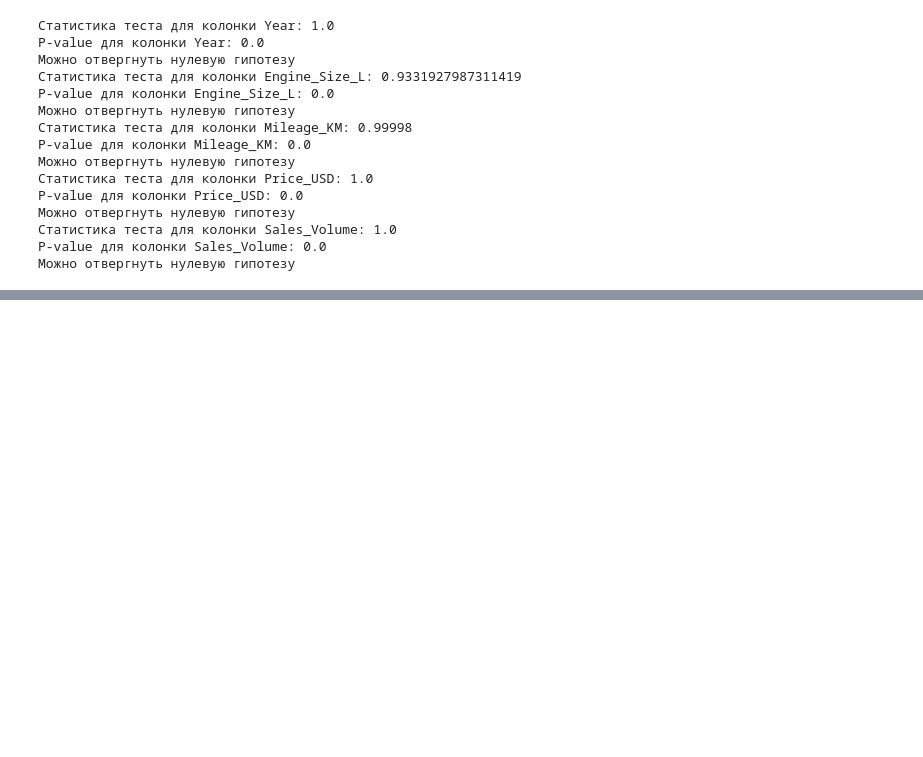
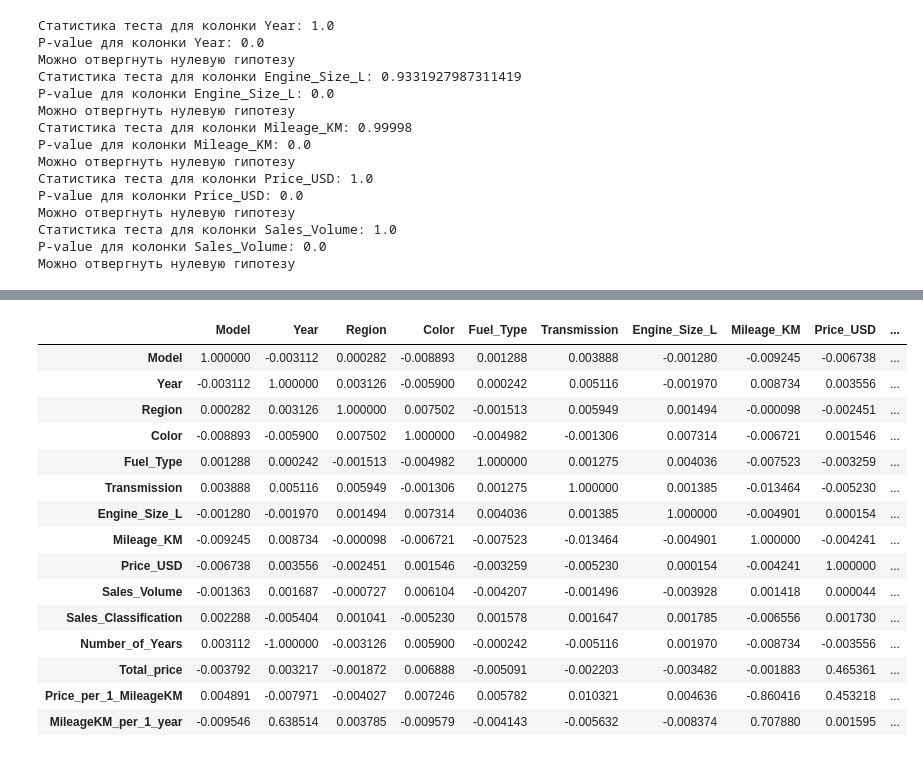
Before and after one commit to winner-nikita27/BMW, a Jupyter notebook: BMW.ipynb, the cells around one changed output, grey strips where cells are left out. Drawn from its saved outputs; the diff is of its cells as text; code cells hidden in the pictures; blank space fills up the shorter version.

```diff
--- a/BMW.ipynb
+++ b/BMW.ipynb
@@ -128,0 +268,19 @@ ValueError: could not convert string to float: 'Manual'
+# %%
+df.corr(method='spearman')
+# %% [output]
+|  | Model | Year | Region | Color | Fuel_Type | Transmission | Engine_Size_L | Mileage_KM | Price_USD | ... |
+| Model | 1.000000 | -0.003112 | 0.000282 | -0.008893 | 0.001288 | 0.003888 | -0.001280 | -0.009245 | -0.006738 | ... |
+| Year | -0.003112 | 1.000000 | 0.003126 | -0.005900 | 0.000242 | 0.005116 | -0.001970 | 0.008734 | 0.003556 | ... |
+| Region | 0.000282 | 0.003126 | 1.000000 | 0.007502 | -0.001513 | 0.005949 | 0.001494 | -0.000098 | -0.002451 | ... |
+| Color | -0.008893 | -0.005900 | 0.007502 | 1.000000 | -0.004982 | -0.001306 | 0.007314 | -0.006721 | 0.001546 | ... |
+| Fuel_Type | 0.001288 | 0.000242 | -0.001513 | -0.004982 | 1.000000 | 0.001275 | 0.004036 | -0.007523 | -0.003259 | ... |
+| Transmission | 0.003888 | 0.005116 | 0.005949 | -0.001306 | 0.001275 | 1.000000 | 0.001385 | -0.013464 | -0.005230 | ... |
+| Engine_Size_L | -0.001280 | -0.001970 | 0.001494 | 0.007314 | 0.004036 | 0.001385 | 1.000000 | -0.004901 | 0.000154 | ... |
+| Mileage_KM | -0.009245 | 0.008734 | -0.000098 | -0.006721 | -0.007523 | -0.013464 | -0.004901 | 1.000000 | -0.004241 | ... |
+| Price_USD | -0.006738 | 0.003556 | -0.002451 | 0.001546 | -0.003259 | -0.005230 | 0.000154 | -0.004241 | 1.000000 | ... |
+| Sales_Volume | -0.001363 | 0.001687 | -0.000727 | 0.006104 | -0.004207 | -0.001496 | -0.003928 | 0.001418 | 0.000044 | ... |
+| Sales_Classification | 0.002288 | -0.005404 | 0.001041 | -0.005230 | 0.001578 | 0.001647 | 0.001785 | -0.006556 | 0.001730 | ... |
+| Number_of_Years | 0.003112 | -1.000000 | -0.003126 | 0.005900 | -0.000242 | -0.005116 | 0.001970 | -0.008734 | -0.003556 | ... |
+| Total_price | -0.003792 | 0.003217 | -0.001872 | 0.006888 | -0.005091 | -0.002203 | -0.003482 | -0.001883 | 0.465361 | ... |
+| Price_per_1_MileageKM | 0.004891 | -0.007971 | -0.004027 | 0.007246 | 0.005782 | 0.010321 | 0.004636 | -0.860416 | 0.453218 | ... |
+| MileageKM_per_1_year | -0.009546 | 0.638514 | 0.003785 | -0.009579 | -0.004143 | -0.005632 | -0.008374 | 0.707880 | 0.001595 | ... |
```
Also changed, not shown: parts of 17 cells of this notebook.
